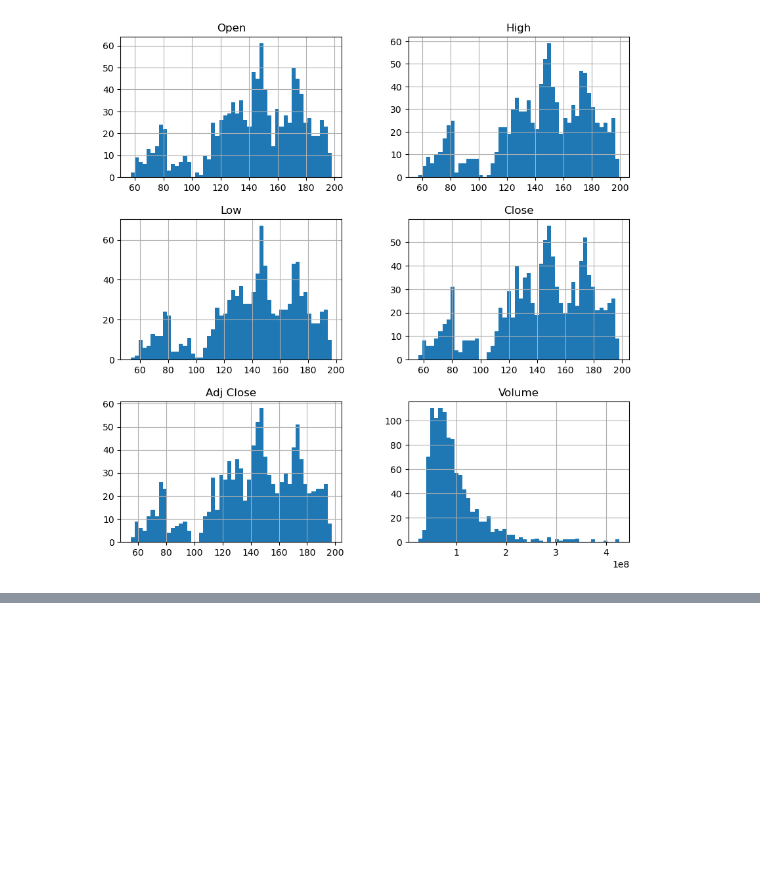
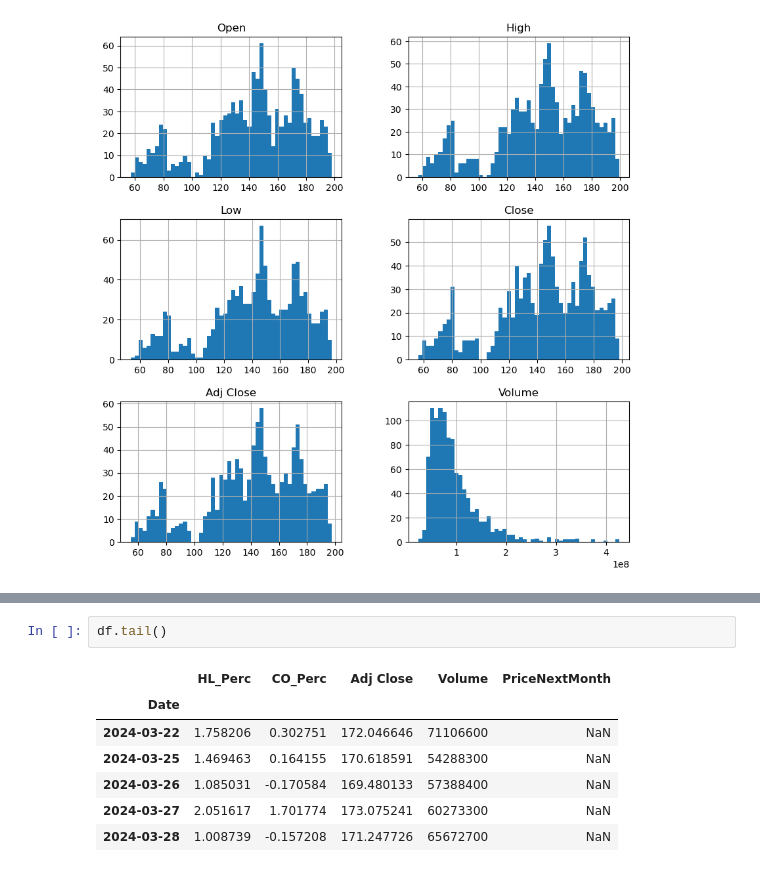
Before and after one commit to Amoako419/10_ML_projects, a Jupyter notebook: tesla_price_prediction/apple-stocks.ipynb, the cells around one changed output, grey strips where cells are left out. Drawn from its saved outputs; the diff is of its cells as text; blank space fills up the shorter version.

```diff
--- a/tesla_price_prediction/apple-stocks.ipynb
+++ b/tesla_price_prediction/apple-stocks.ipynb
@@ -69,0 +87,10 @@ array([[<Axes: title={'center': 'Open'}>,
+# %%
+df.tail()
+# %% [output]
+|  | HL_Perc | CO_Perc | Adj Close | Volume | PriceNextMonth |
+| Date |  |  |  |  |  |
+| 2024-03-22 | 1.758206 | 0.302751 | 172.046646 | 71106600 | NaN |
+| 2024-03-25 | 1.469463 | 0.164155 | 170.618591 | 54288300 | NaN |
+| 2024-03-26 | 1.085031 | -0.170584 | 169.480133 | 57388400 | NaN |
+| 2024-03-27 | 2.051617 | 1.701774 | 173.075241 | 60273300 | NaN |
+| 2024-03-28 | 1.008739 | -0.157208 | 171.247726 | 65672700 | NaN |
```
Also changed, not shown: parts of 14 cells of this notebook.
